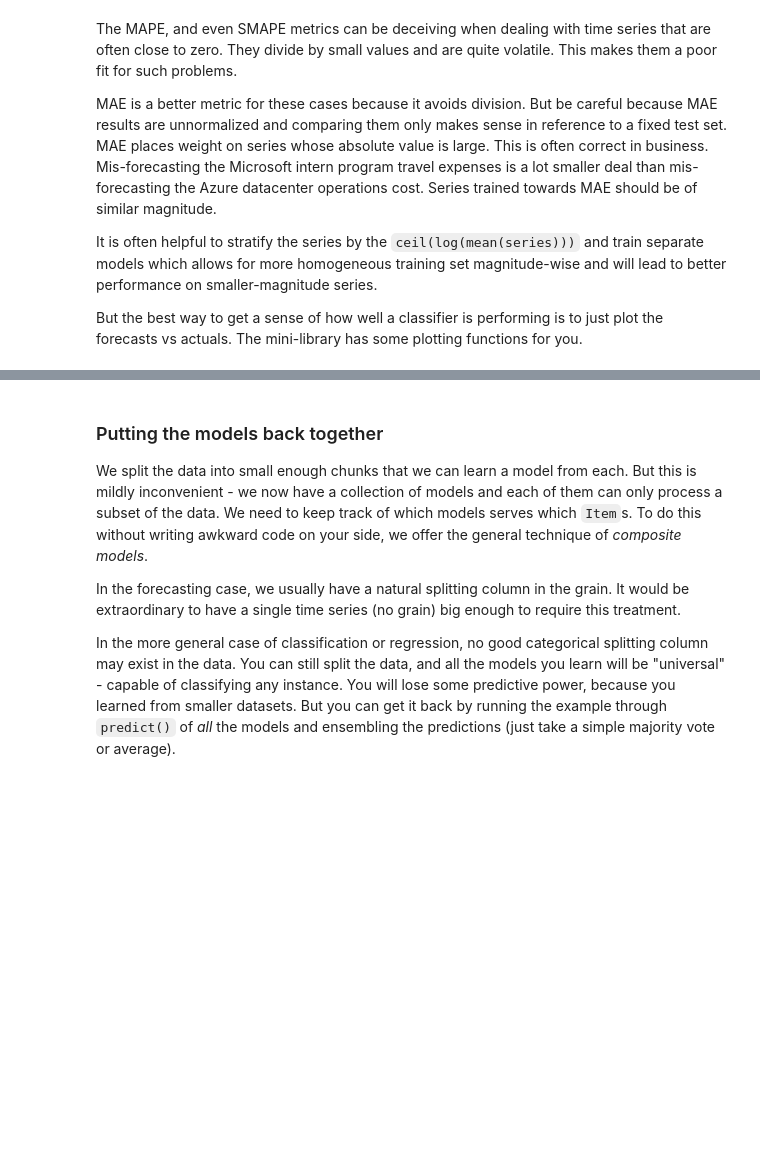
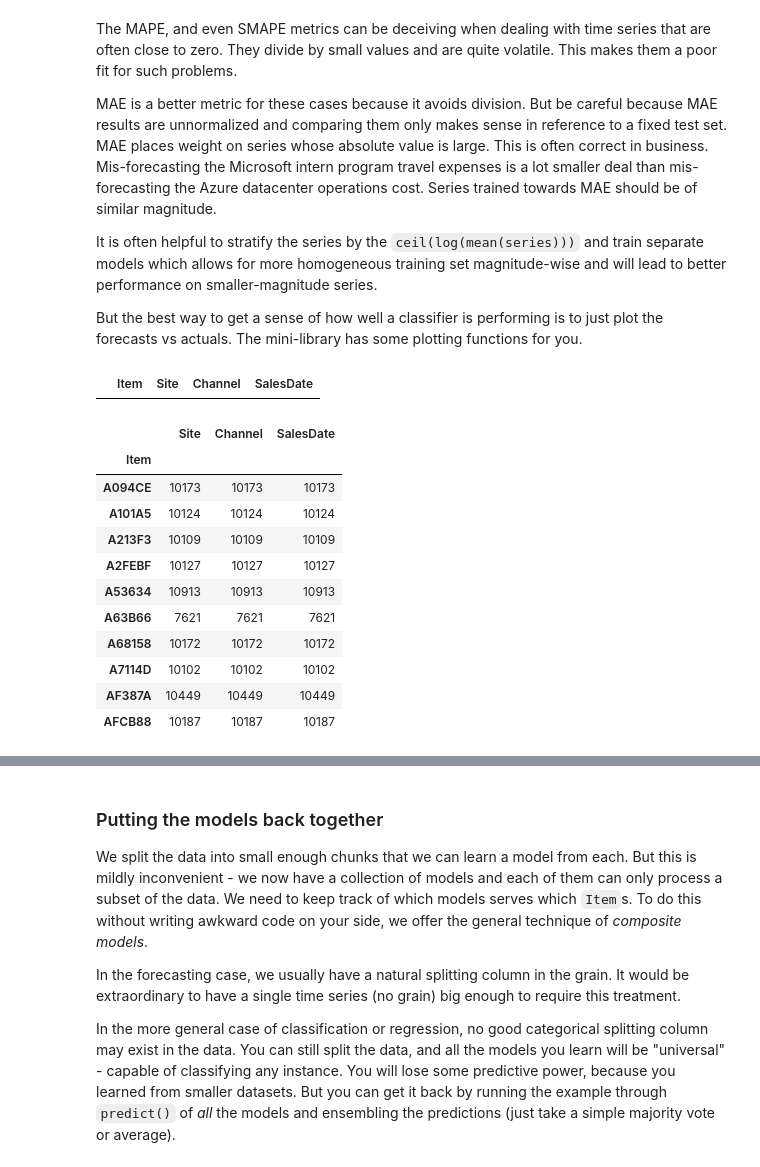
Before and after one commit to singliar/MLADS2019, a Jupyter notebook: GroceryForecast.ipynb, the cells around one changed output, grey strips where cells are left out. Saved outputs shown, nothing was run; the diff lists cells and outputs as text; code cells hidden in the pictures; blank space fills up the shorter version.

```diff
--- a/GroceryForecast.ipynb
+++ b/GroceryForecast.ipynb
@@ -423,2 +563,21 @@ But the best way to get a sense of how well a classifier is performing is to jus
+# %%
+X_train[ X_train['Item'] =='A01370'].head()
+# %% [output]
+|  | Item | Site | Channel | SalesDate |
+# %%
+X_train.groupby(['Item']).count()
+# %% [output]
+|  | Site | Channel | SalesDate |
+| Item |  |  |  |
+| A094CE | 10173 | 10173 | 10173 |
+| A101A5 | 10124 | 10124 | 10124 |
+| A213F3 | 10109 | 10109 | 10109 |
+| A2FEBF | 10127 | 10127 | 10127 |
+| A53634 | 10913 | 10913 | 10913 |
+| A63B66 | 7621 | 7621 | 7621 |
+| A68158 | 10172 | 10172 | 10172 |
+| A7114D | 10102 | 10102 | 10102 |
+| AF387A | 10449 | 10449 | 10449 |
+| AFCB88 | 10187 | 10187 | 10187 |
 # %%
 # Let's do a time series plot for our difficult intermittent series
```
Also changed, not shown: parts of 30 cells of this notebook, 4 other files.
